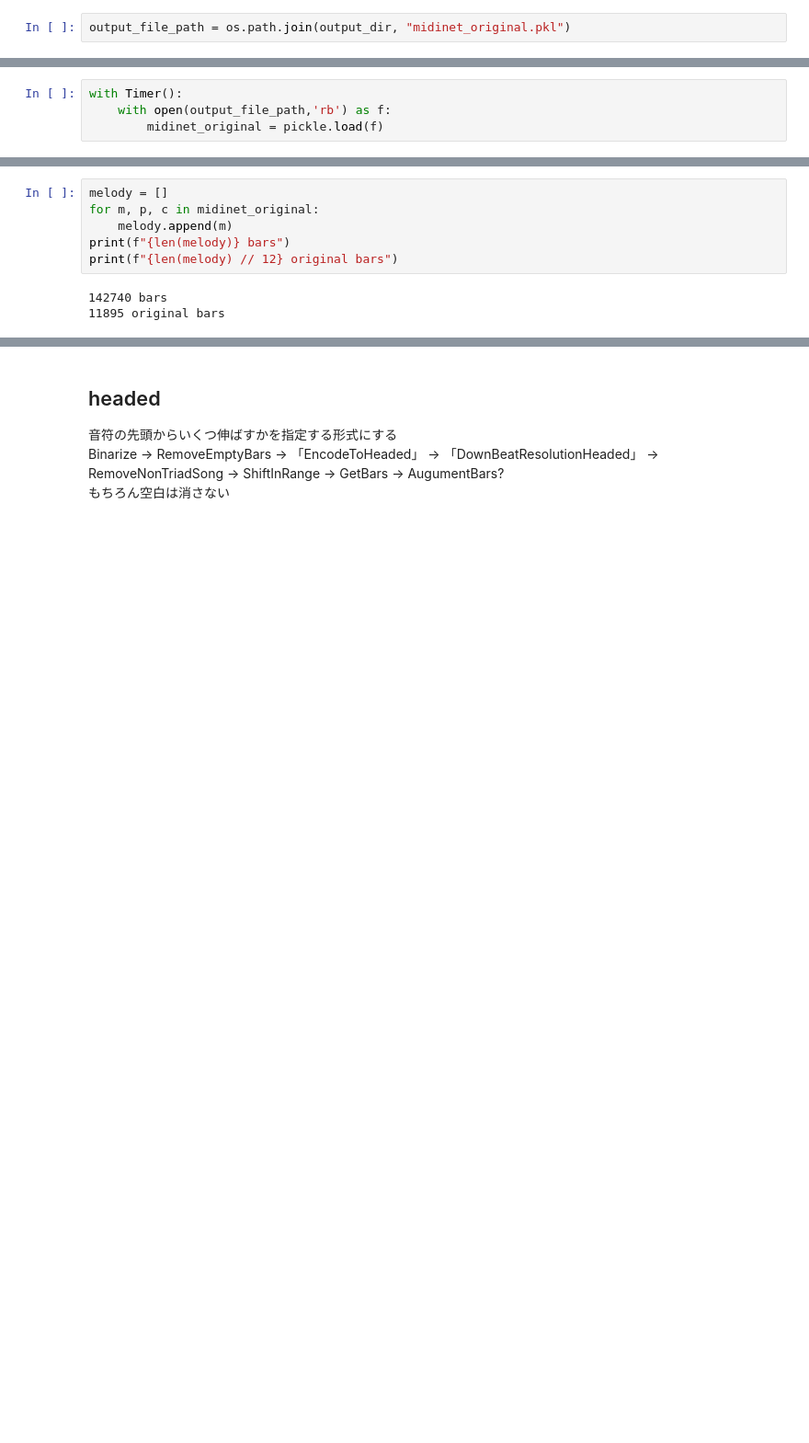
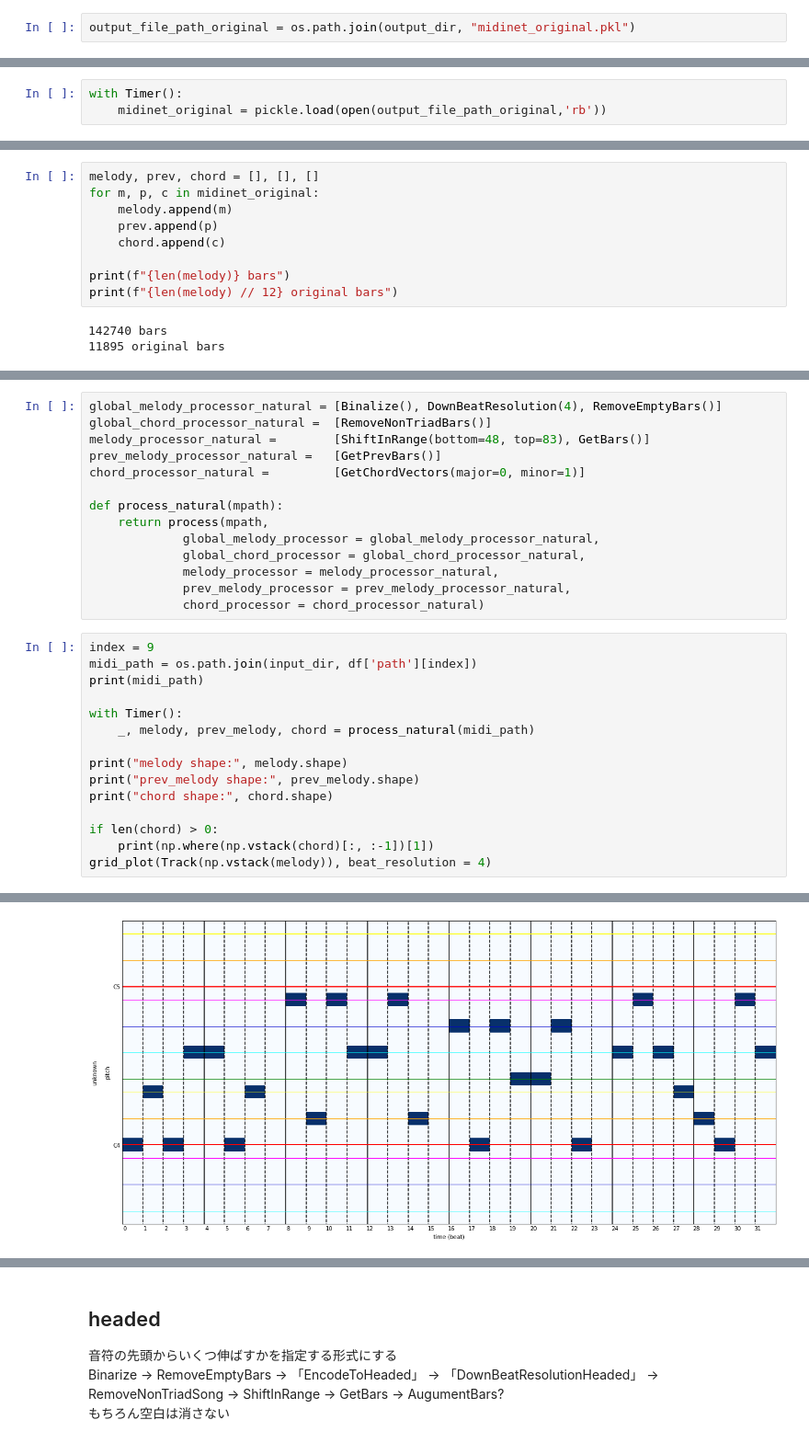
Before and after one commit to fuurin/midinet-followup, a Jupyter notebook: midinet_preparation.ipynb, the cells around one changed output, grey strips where cells are left out. Shown at 92% size. Saved outputs shown, nothing was run; the diff lists cells and outputs as text; blank space fills up the shorter version.

```diff
--- a/midinet_preparation.ipynb
+++ b/midinet_preparation.ipynb
@@ -1085,7 +1073,7 @@ print("# of midi files to process:", file_num)
 # %% [output]
 # of midi files to process: 16386
 # %%
-output_file_path = os.path.join(output_dir, "midinet_original.pkl")
+output_file_path_original = os.path.join(output_dir, "midinet_original.pkl")
 # %%
 pool = Pool()
 melody_list, prev_list, chord_list, error_list, empty_list = [], [], [], [], []
@@ -1132,6 +1125,5 @@ torelant: 18GBのスッカスカのデータができたよ！やったね！
 original: 4.4GBのリーズナブルなデータができたよ！
 # %%
 with Timer():
-    with open(output_file_path,'rb') as f:
-        midinet_original = pickle.load(f)
+    midinet_original = pickle.load(open(output_file_path_original,'rb'))
 # %% [output]
@@ -1139,7 +1131,10 @@ with Timer():
 # %%
-melody = []
+melody, prev, chord = [], [], []
 for m, p, c in midinet_original:
     melody.append(m)
+    prev.append(p)
+    chord.append(c)
+
 print(f"{len(melody)} bars")
 print(f"{len(melody) // 12} original bars")
 # %% [output]
@@ -1159,0 +1157,30 @@ grid_plot(Track(pianoroll=np.vstack(melody[left:right])), beat_resolution=4)
+# %%
+global_melody_processor_natural = [Binalize(), DownBeatResolution(4), RemoveEmptyBars()]
+global_chord_processor_natural =  [RemoveNonTriadBars()]
+melody_processor_natural =        [ShiftInRange(bottom=48, top=83), GetBars()]
+prev_melody_processor_natural =   [GetPrevBars()]
+chord_processor_natural =         [GetChordVectors(major=0, minor=1)]
+
+def process_natural(mpath):
+    return process(mpath,
+             global_melody_processor = global_melody_processor_natural,
+             global_chord_processor = global_chord_processor_natural,
+             melody_processor = melody_processor_natural,
+             prev_melody_processor = prev_melody_processor_natural,
+             chord_processor = chord_processor_natural)
+# %%
+index = 9
+midi_path = os.path.join(input_dir, df['path'][index])
+print(midi_path)
+
+with Timer():
+    _, melody, prev_melody, chord = process_natural(midi_path)
+
+print("melody shape:", melody.shape)
+print("prev_melody shape:", prev_melody.shape)
+print("chord shape:", chord.shape)
+
+if len(chord) > 0:
+    print(np.where(np.vstack(chord)[:, :-1])[1])
+grid_plot(Track(np.vstack(melody)), beat_resolution = 4)
+# %% [output]
@@ -1159,0 +1193 @@ grid_plot(Track(pianoroll=np.vstack(melody[left:right])), beat_resolution=4)
+[figure, added]
```
Also changed, not shown: parts of 46 cells of this notebook, 1 other file.
